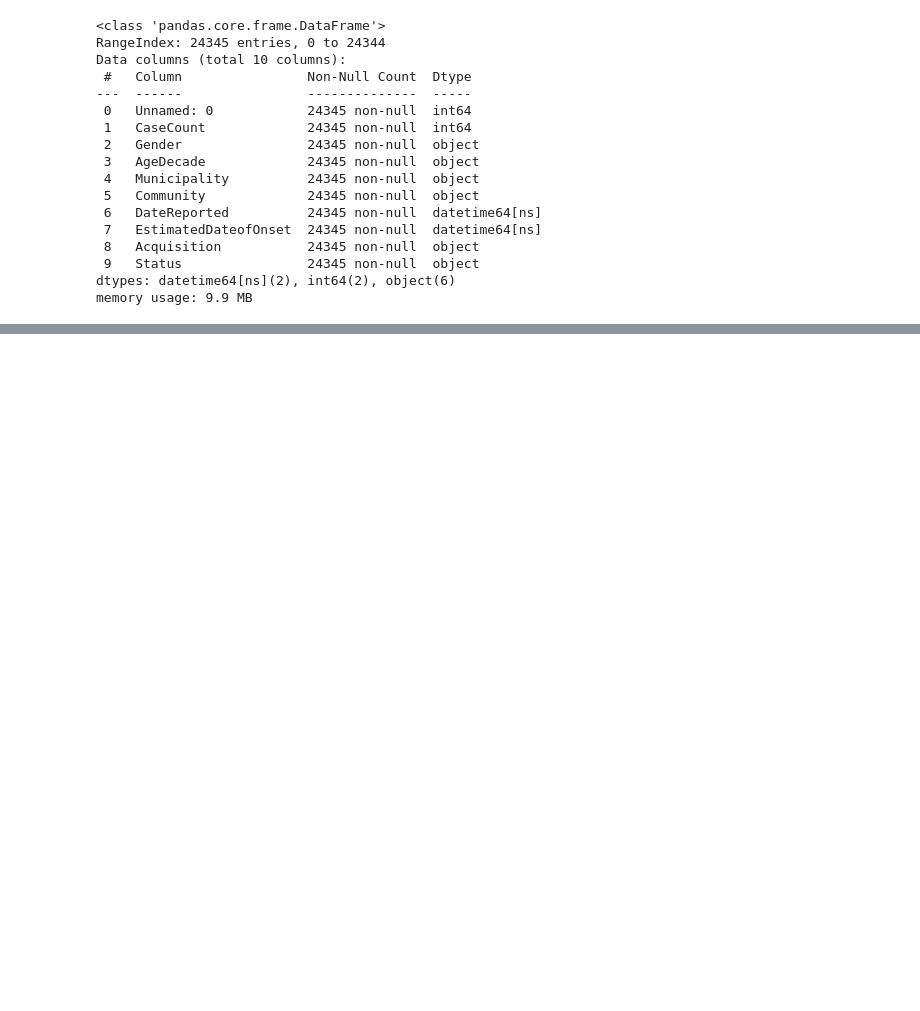
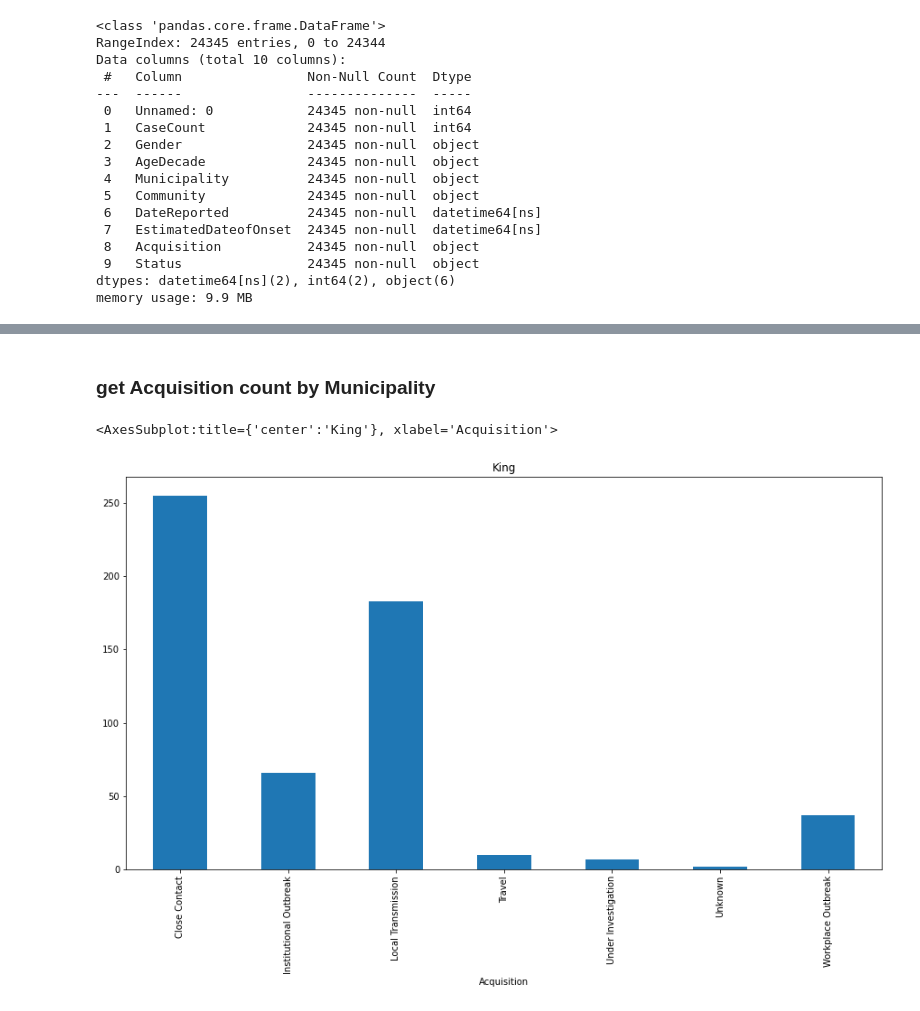
Before and after one commit to jcpedz/Pandas-excercises, a Jupyter notebook: Exercise_02.ipynb, the cells around one changed output, grey strips where cells are left out. Drawn from its saved outputs; the diff is of its cells as text; code cells hidden in the pictures; blank space fills up the shorter version.

```diff
--- a/Exercise_02.ipynb
+++ b/Exercise_02.ipynb
@@ -25,0 +107,8 @@ memory usage: 9.9 MB
+# %% [markdown]
+### get Acquisition count by Municipality
+# %%
+mun = 'King'
+df[df['Municipality']==mun].groupby('Acquisition').Municipality.count().plot(kind='bar', figsize=(15,8), title=mun)
+# %% [output]
+<AxesSubplot:title={'center':'King'}, xlabel='Acquisition'>
+[figure, added]
```
Also changed, not shown: parts of 15 cells of this notebook.
